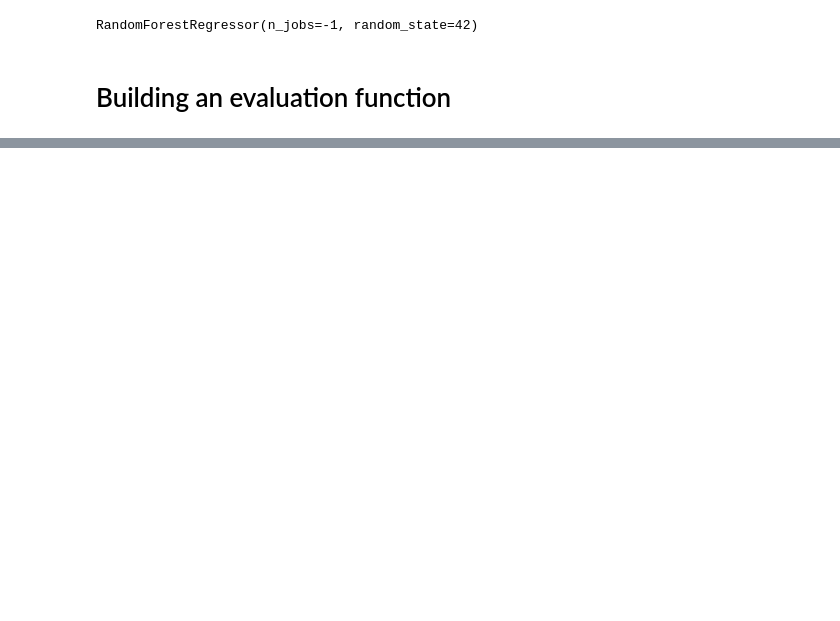
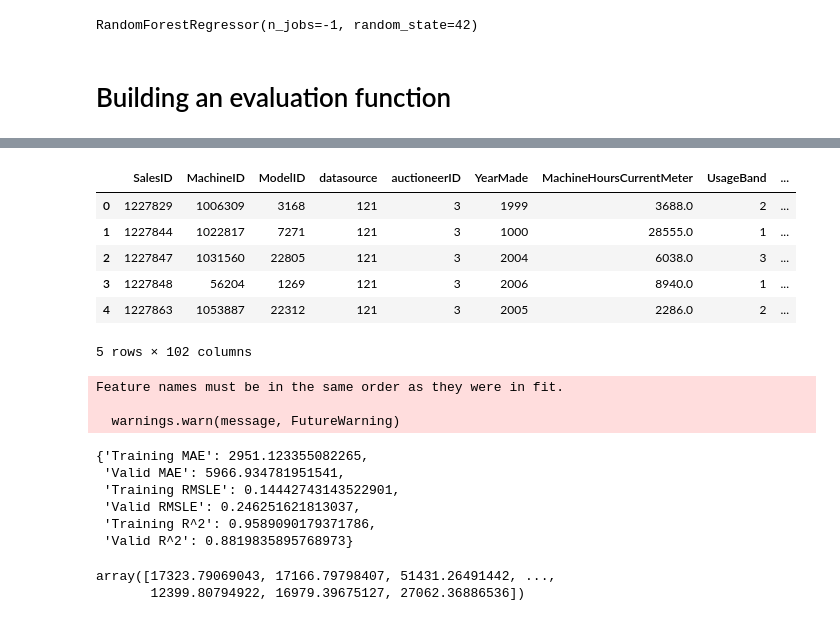
Before and after one commit to AchrafBOURASS/Complete-Machine-Learning-Data-Science-Bootcamp-, a Jupyter notebook: Test.ipynb, the cells around one changed output, grey strips where cells are left out. Cells and saved outputs as stored; diff of their text form; code cells hidden in the pictures; blank space fills up the shorter version.

Commit message:
prediction

```diff
--- a/Test.ipynb
+++ b/Test.ipynb
@@ -503,0 +440,5 @@ show_scores(model)
+# %%
+# Strip any potential whitespace around column names
+df_test.columns = df_test.columns.str.strip()
+if 'Unnamed: 0' in df_test.columns:
+    df_test = df_test.drop(columns=['Unnamed: 0'])
@@ -503,0 +450,28 @@ show_scores(model)
+# %%
+# Match test dataset columns to training dataset
+df_test["auctioneerID_is_missing"] = False
+df_test.head()
+# %% [output]
+|  | SalesID | MachineID | ModelID | datasource | auctioneerID | YearMade | MachineHoursCurrentMeter | UsageBand | ... |
+| 0 | 1227829 | 1006309 | 3168 | 121 | 3 | 1999 | 3688.0 | 2 | ... |
+| 1 | 1227844 | 1022817 | 7271 | 121 | 3 | 1000 | 28555.0 | 1 | ... |
+| 2 | 1227847 | 1031560 | 22805 | 121 | 3 | 2004 | 6038.0 | 3 | ... |
+| 3 | 1227848 | 56204 | 1269 | 121 | 3 | 2006 | 8940.0 | 1 | ... |
+| 4 | 1227863 | 1053887 | 22312 | 121 | 3 | 2005 | 2286.0 | 2 | ... |
+5 rows × 102 columns
+# %%
+# Make predictions on the test dataset using the best model
+test_preds = ideal_model.predict(df_test)
+# %% [output]
+Feature names must be in the same order as they were in fit.
+
+  warnings.warn(message, FutureWarning)
+# %%
+show_scores(ideal_model)
+# %% [output]
+{'Training MAE': 2951.123355082265,
+ 'Valid MAE': 5966.934781951541,
+ 'Training RMSLE': 0.14442743143522901,
+ 'Valid RMSLE': 0.246251621813037,
+ 'Training R^2': 0.9589090179371786,
+ 'Valid R^2': 0.8819835895768973}
@@ -503,0 +481,7 @@ show_scores(model)
+# %%
+# Make predictions on the test dataset using the best model
+test_preds = ideal_model.predict(df_test)
+test_preds
+# %% [output]
+array([17323.79069043, 17166.79798407, 51431.26491442, ...,
+       12399.80794922, 16979.39675127, 27062.36886536])
```
Also changed, not shown: parts of 45 cells of this notebook, 1 other file.
